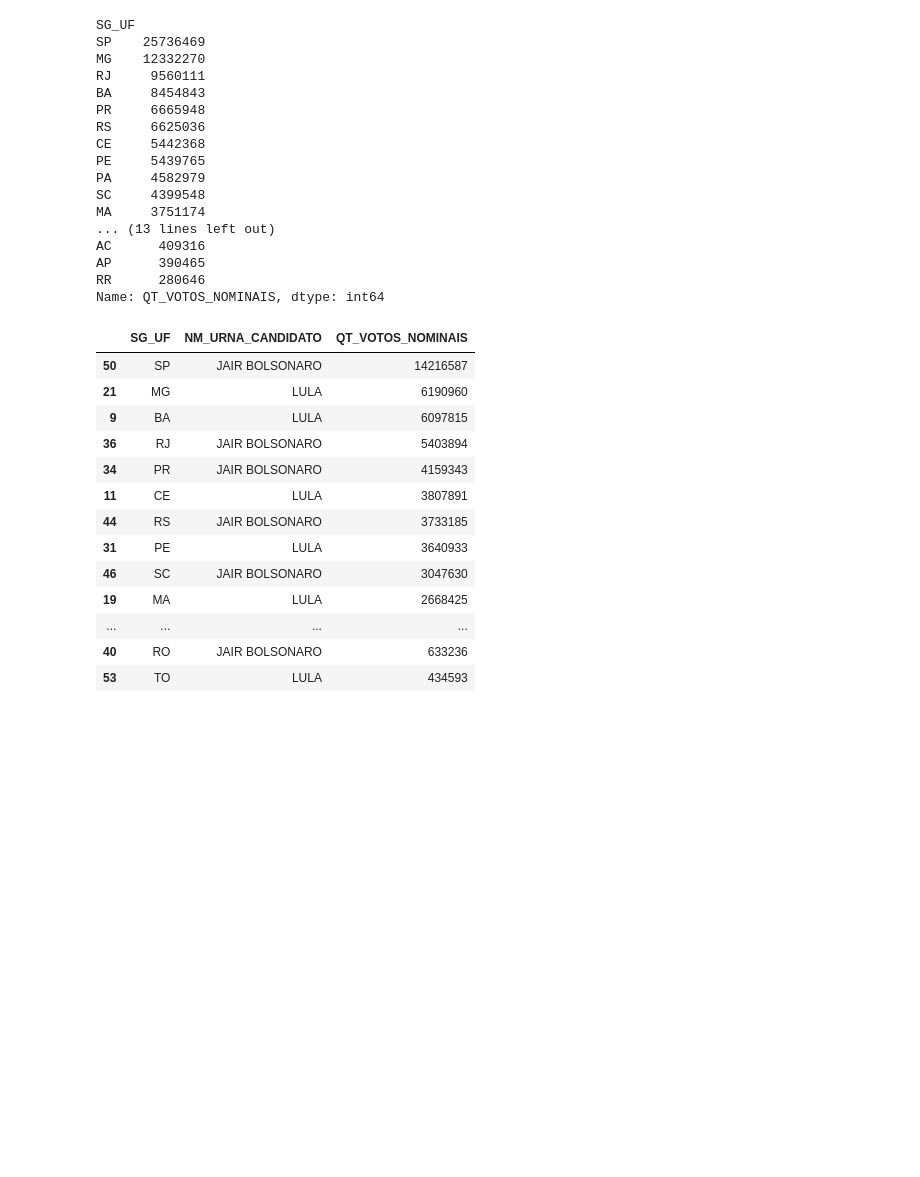
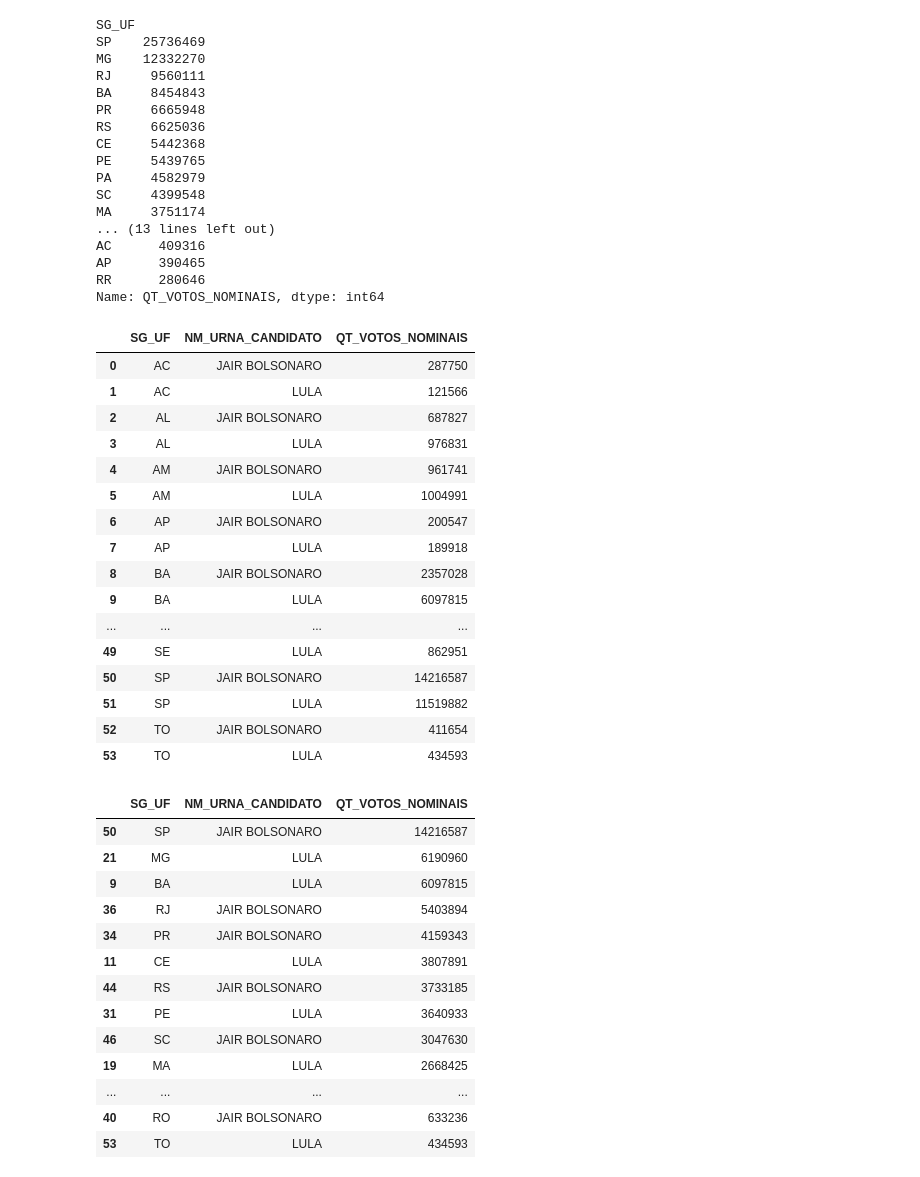
Before and after one commit to RyanQuize/Elei-es-2022---2-Turno, a Jupyter notebook: map-desc.ipynb, the cells around one changed output. Saved outputs shown, nothing was run; the diff lists cells and outputs as text; code cells hidden in the pictures; blank space fills up the shorter version.

```diff
--- a/mapa-desc.ipynb
+++ b/map-desc.ipynb
@@ -35,7 +51,16 @@ df_votacao.head()
 | 3 | GO | 94498 | MAMBAÍ | 13 | LULA | 1795 |
 | 4 | CE | 13854 | CRATO | 13 | LULA | 66182 |
 # %%
-df_votacao = df_votacao.groupby(['SG_UF', 'CD_MUNICIPIO', 'NM_MUNICIPIO', 'NR_CANDIDATO', 'NM_URNA_CANDIDATO']).sum().reset_index()
+# Vamos agrupar todas as colunas mencionadas no nosso groupby e depois somar as colunas restantes,
+# criando valores unicos para cada linha.
+
+# Em seguida vamos visualizar o DataFrame
+
+df_votacao = df_votacao.groupby(['SG_UF',
+                                 'CD_MUNICIPIO',
+                                 'NM_MUNICIPIO',
+                                 'NR_CANDIDATO',
+                                 'NM_URNA_CANDIDATO']).sum().reset_index()
 
 df_votacao.head(10)
 # %% [output]
@@ -82,2 +110,22 @@ Name: QT_VOTOS_NOMINAIS, dtype: int64
 df_ff = df_votacao.groupby(['SG_UF', 'NM_URNA_CANDIDATO'])['QT_VOTOS_NOMINAIS'].sum().reset_index()
+# %%
+df_ff
+# %% [output]
+|  | SG_UF | NM_URNA_CANDIDATO | QT_VOTOS_NOMINAIS |
+| 0 | AC | JAIR BOLSONARO | 287750 |
+| 1 | AC | LULA | 121566 |
+| 2 | AL | JAIR BOLSONARO | 687827 |
+| 3 | AL | LULA | 976831 |
+| 4 | AM | JAIR BOLSONARO | 961741 |
+| 5 | AM | LULA | 1004991 |
+| 6 | AP | JAIR BOLSONARO | 200547 |
+| 7 | AP | LULA | 189918 |
+| 8 | BA | JAIR BOLSONARO | 2357028 |
+| 9 | BA | LULA | 6097815 |
+| ... | ... | ... | ... |
+| 49 | SE | LULA | 862951 |
+| 50 | SP | JAIR BOLSONARO | 14216587 |
+| 51 | SP | LULA | 11519882 |
+| 52 | TO | JAIR BOLSONARO | 411654 |
+| 53 | TO | LULA | 434593 |
 # %%
```
Also changed, not shown: parts of 15 cells of this notebook.
